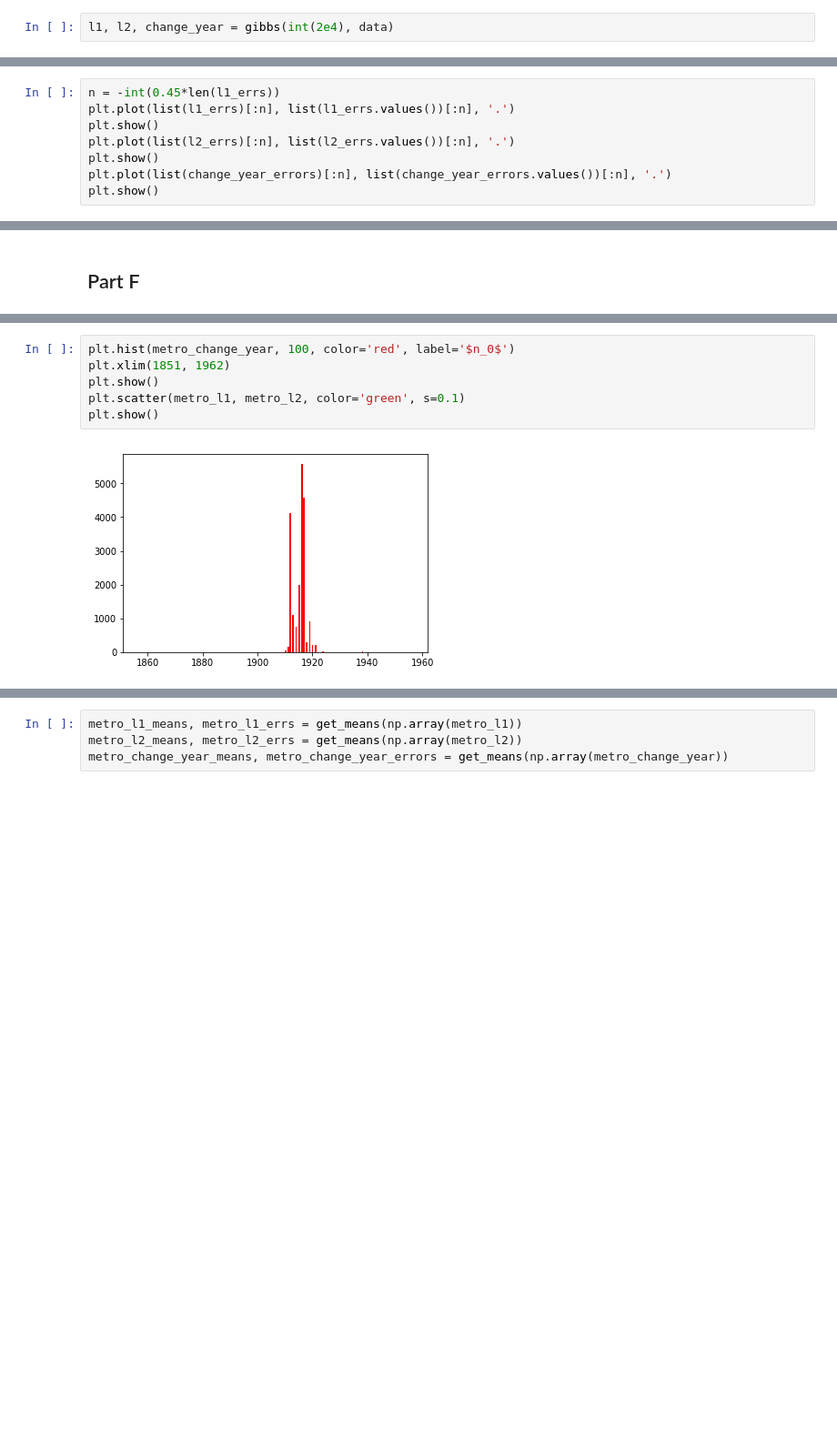
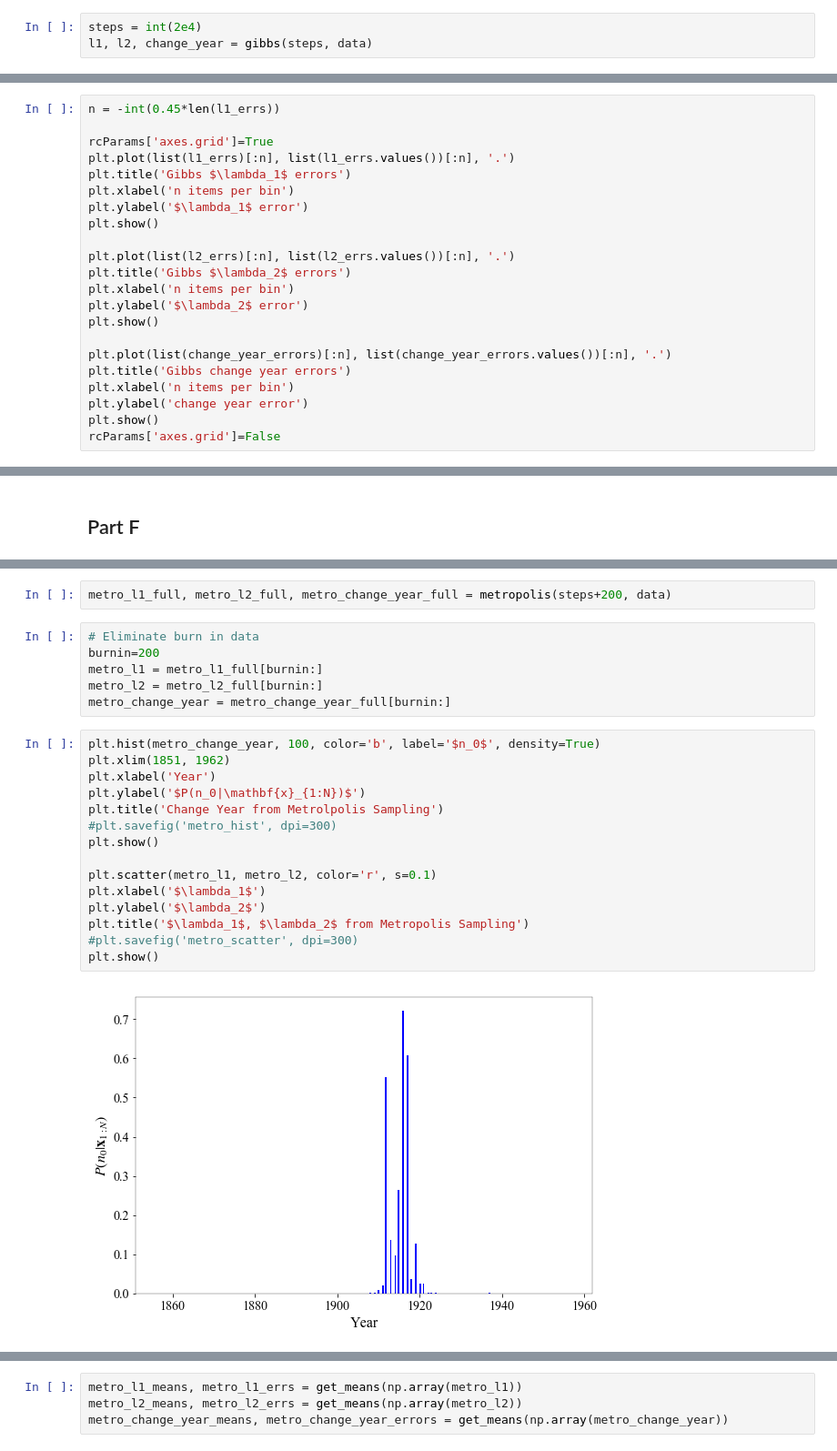
Before and after one commit to ADLeonelli/phys139-final, a Jupyter notebook: phys139_final/phys139_final.ipynb, the cells around one changed output, grey strips where cells are left out. Shown: that part at 91% size. Saved outputs shown, nothing was run; the diff lists cells and outputs as text; blank space fills up the shorter version.

```diff
--- a/phys139_final/phys139_final.ipynb
+++ b/phys139_final/phys139_final.ipynb
@@ -174,5 +186,6 @@ def metropolis(steps, data):
 # %%
-l1, l2, change_year = gibbs(int(2e4), data)
+steps = int(2e4)
+l1, l2, change_year = gibbs(steps, data)
 # %% [markdown]
 ## Part C
 # %%
@@ -224,10 +247,24 @@ l2_means, l2_errs = get_means(np.array(l2))
 change_year_means, change_year_errors = get_means(np.array(change_year))
 # %%
 n = -int(0.45*len(l1_errs))
+
+rcParams['axes.grid']=True
 plt.plot(list(l1_errs)[:n], list(l1_errs.values())[:n], '.')
+plt.title('Gibbs $\lambda_1$ errors')
+plt.xlabel('n items per bin')
+plt.ylabel('$\lambda_1$ error')
 plt.show()
+
 plt.plot(list(l2_errs)[:n], list(l2_errs.values())[:n], '.')
+plt.title('Gibbs $\lambda_2$ errors')
+plt.xlabel('n items per bin')
+plt.ylabel('$\lambda_2$ error')
 plt.show()
+
 plt.plot(list(change_year_errors)[:n], list(change_year_errors.values())[:n], '.')
+plt.title('Gibbs change year errors')
+plt.xlabel('n items per bin')
+plt.ylabel('change year error')
 plt.show()
+rcParams['axes.grid']=False
 # %% [output]
@@ -251,8 +286,25 @@ metro_l1, metro_l2, metro_change_year = metropolis(int(2e4), data)
+# %%
+metro_l1_full, metro_l2_full, metro_change_year_full = metropolis(steps+200, data)
+# %%
+# Eliminate burn in data
+burnin=200
+metro_l1 = metro_l1_full[burnin:]
+metro_l2 = metro_l2_full[burnin:]
+metro_change_year = metro_change_year_full[burnin:]
 # %%
-plt.hist(metro_change_year, 100, color='red', label='$n_0$')
+plt.hist(metro_change_year, 100, color='b', label='$n_0$', density=True)
 plt.xlim(1851, 1962)
+plt.xlabel('Year')
+plt.ylabel('$P(n_0|\mathbf{x}_{1:N})$')
+plt.title('Change Year from Metrolpolis Sampling')
+#plt.savefig('metro_hist', dpi=300)
 plt.show()
-plt.scatter(metro_l1, metro_l2, color='green', s=0.1)
+
+plt.scatter(metro_l1, metro_l2, color='r', s=0.1)
+plt.xlabel('$\lambda_1$')
+plt.ylabel('$\lambda_2$')
+plt.title('$\lambda_1$, $\lambda_2$ from Metropolis Sampling')
+#plt.savefig('metro_scatter', dpi=300)
 plt.show()
 # %% [output]
-[figure, old version]
+[figure, new version]
```
Also changed, not shown: parts of 16 cells of this notebook, 5 other files.
